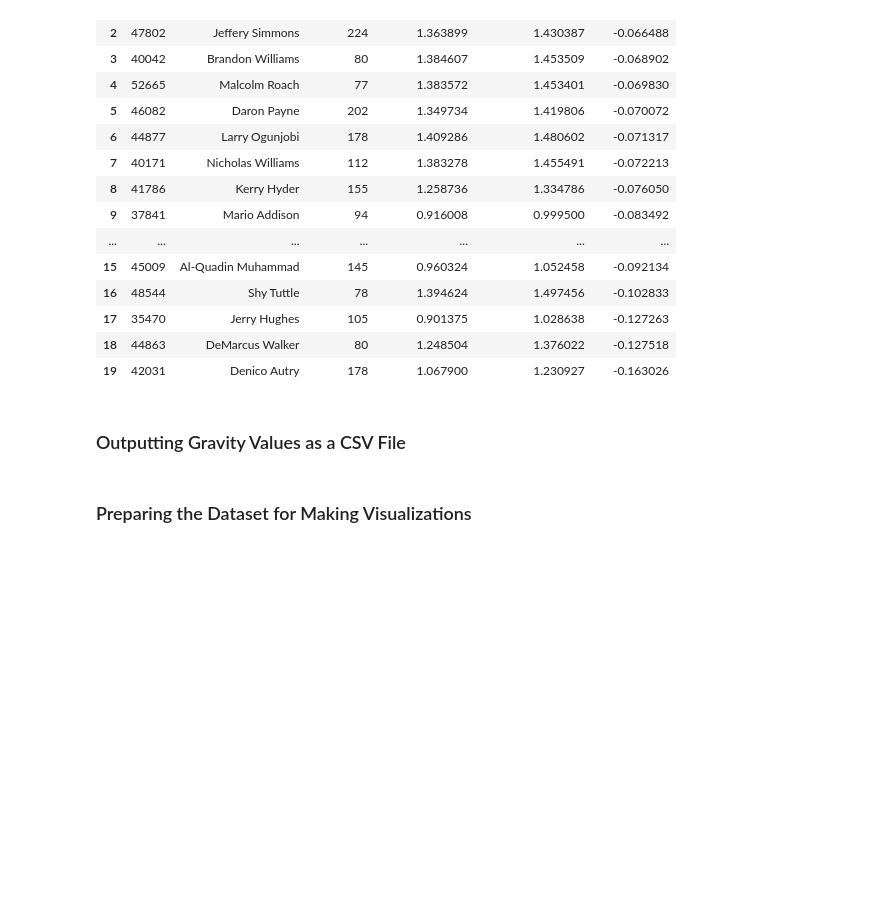
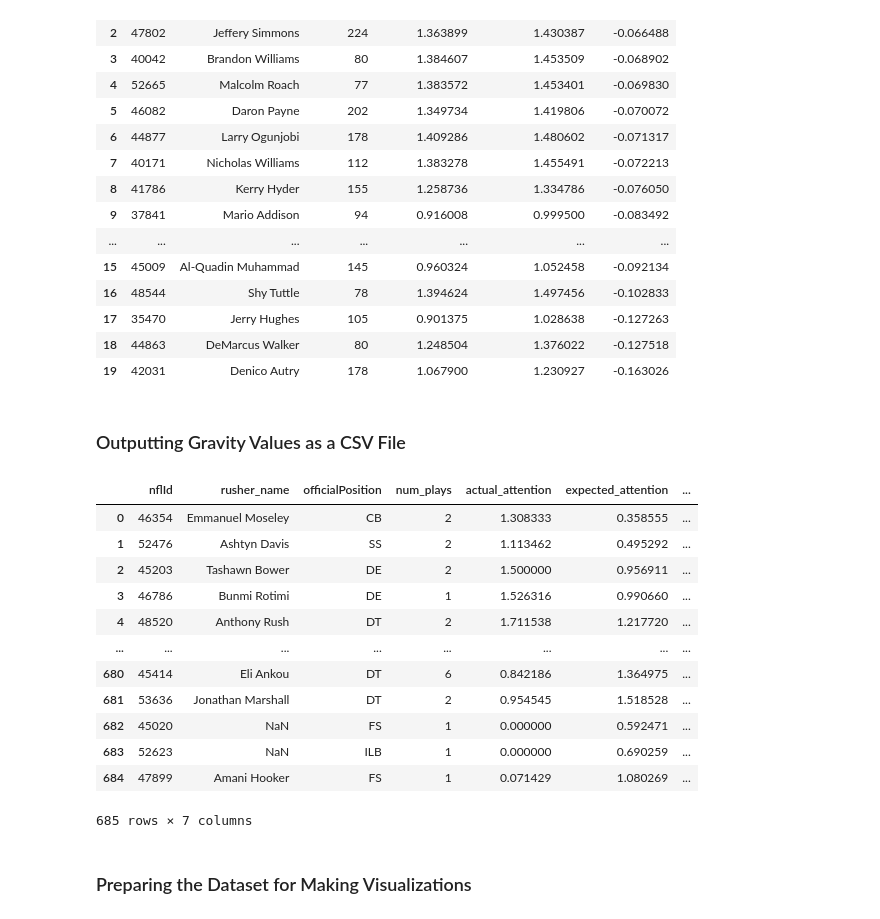
Before and after one commit to mouchatt6/BSA-Football-2026-Gravity-Metrics, a Jupyter notebook: Data Cleaning + Engineering/scripts/xgboost_model_expected_attention.ipynb, the cells around one changed output. Drawn from its saved outputs; the diff is of its cells as text; code cells hidden in the pictures; blank space fills up the shorter version.

Commit message:
xgboost gravity dataset

```diff
--- a/Data Cleaning + Engineering/scripts/xgboost_model_expected_attention.ipynb
+++ b/Data Cleaning + Engineering/scripts/xgboost_model_expected_attention.ipynb
@@ -412,6 +412,23 @@ player_gravity_dataset = (
 
 pbp_gravity_dataset.to_csv("../outputs_csv/xgboost_play_gravity_dataset.csv", index=False)
 player_gravity_dataset.to_csv("../outputs_csv/xgboost_player_gravity_dataset.csv", index=False)
+# %%
+pbp_gravity_dataset
+player_gravity_dataset
+# %% [output]
+|  | nflId | rusher_name | officialPosition | num_plays | actual_attention | expected_attention | ... |
+| 0 | 46354 | Emmanuel Moseley | CB | 2 | 1.308333 | 0.358555 | ... |
+| 1 | 52476 | Ashtyn Davis | SS | 2 | 1.113462 | 0.495292 | ... |
+| 2 | 45203 | Tashawn Bower | DE | 2 | 1.500000 | 0.956911 | ... |
+| 3 | 46786 | Bunmi Rotimi | DE | 1 | 1.526316 | 0.990660 | ... |
+| 4 | 48520 | Anthony Rush | DT | 2 | 1.711538 | 1.217720 | ... |
+| ... | ... | ... | ... | ... | ... | ... | ... |
+| 680 | 45414 | Eli Ankou | DT | 6 | 0.842186 | 1.364975 | ... |
+| 681 | 53636 | Jonathan Marshall | DT | 2 | 0.954545 | 1.518528 | ... |
+| 682 | 45020 | NaN | FS | 1 | 0.000000 | 0.592471 | ... |
+| 683 | 52623 | NaN | ILB | 1 | 0.000000 | 0.690259 | ... |
+| 684 | 47899 | Amani Hooker | FS | 1 | 0.071429 | 1.080269 | ... |
+685 rows × 7 columns
 # %% [markdown]
 ### Preparing the Dataset for Making Visualizations
 # %%
```
Also changed, not shown: 1 other file.
